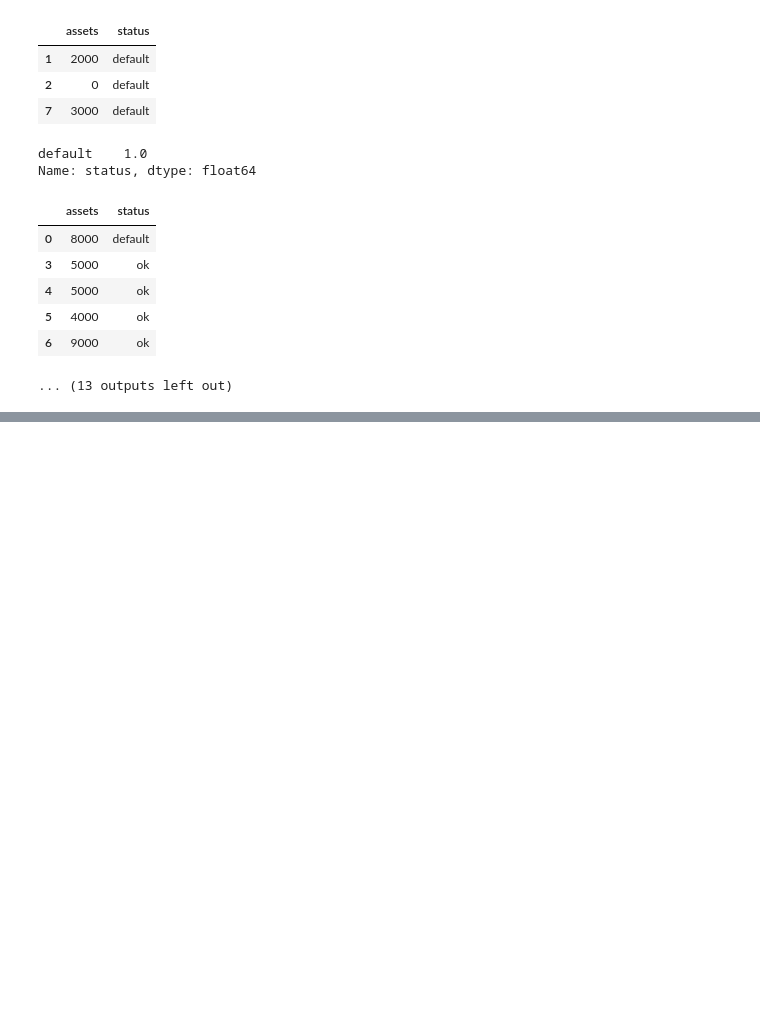
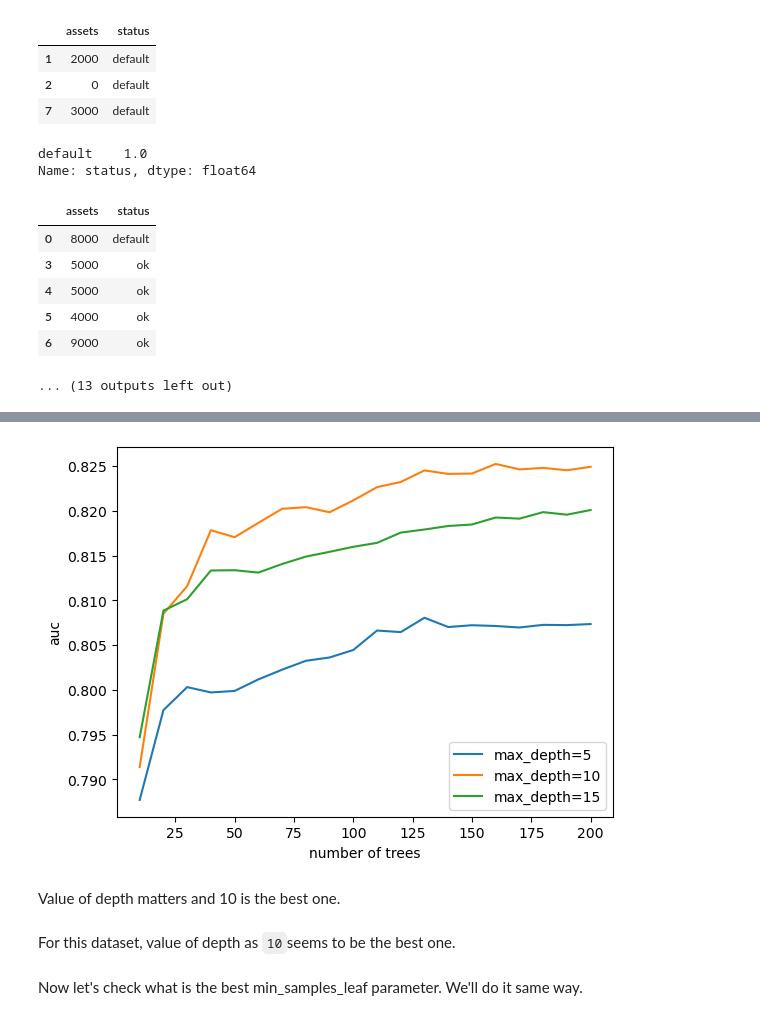
Before and after one commit to bhasarma/mlcoursezoom-camp, a Jupyter notebook: WK06-decision-trees/WEEK-06-notebook.ipynb, the cells around one changed output, grey strips where cells are left out. Drawn from its saved outputs; the diff is of its cells as text; code cells hidden in the pictures; blank space fills up the shorter version.

```diff
--- a/WK06-decision-trees/WEEK-06-notebook.ipynb
+++ b/WK06-decision-trees/WEEK-06-notebook.ipynb
@@ -628,0 +971,18 @@ Missclassification rate is called impurity. This is just one way of measuring im
+# %%
+scores = []
+
+for d in [5, 10, 15]:
+    for n in range(10, 201, 10):
+        rf = RandomForestClassifier(n_estimators=n,
+                                    max_depth =d,
+                                    random_state=1)
+        rf.fit(X_train, y_train)
+
+        y_pred = rf.predict_proba(X_val)[:, 1]
+        auc = roc_auc_score(y_val, y_pred)
+
+        scores.append((d, n, auc))
+# %%
+columns = ['max_depth', 'n_estimators', 'auc']
+df_scores = pd.DataFrame(scores, columns=columns)
+df_scores.head()
@@ -628,0 +996,20 @@ Missclassification rate is called impurity. This is just one way of measuring im
+# %%
+for d in [5, 10, 15]:
+    df_subset = df_scores[df_scores.max_depth == d]
+
+    plt.plot(df_subset.n_estimators, df_subset.auc,
+             label='max_depth=%d' % d)
+
+
+plt.legend()
+plt.xlabel('number of trees')
+plt.ylabel('auc')
+plt.show()
+# %% [output]
+[figure, added]
+# %% [markdown]
+Value of depth matters and 10 is the best one.
+# %% [markdown]
+For this dataset, value of depth as `10`seems to be the best one.
+# %% [markdown]
+Now let's check what is the best min_samples_leaf parameter. We'll do it same way.
```
Also changed, not shown: parts of 84 cells of this notebook.
